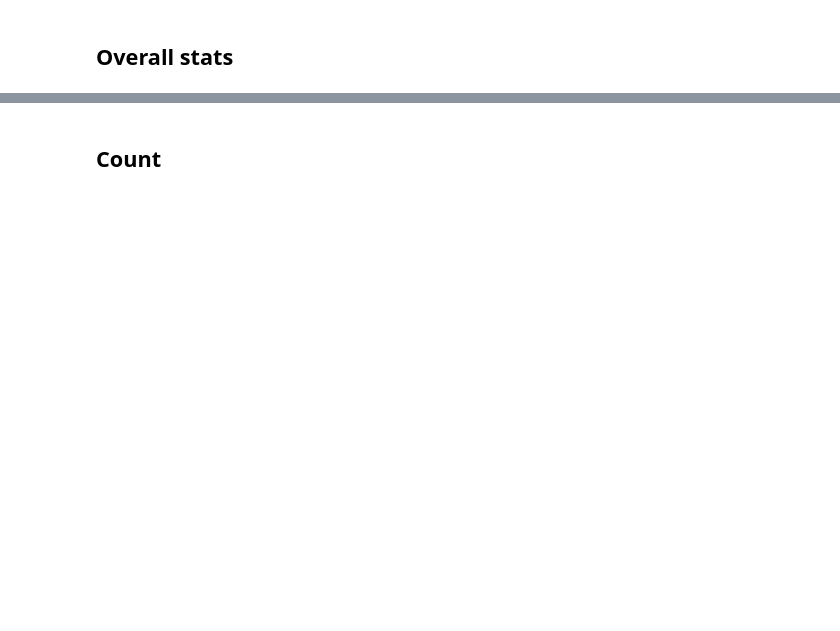
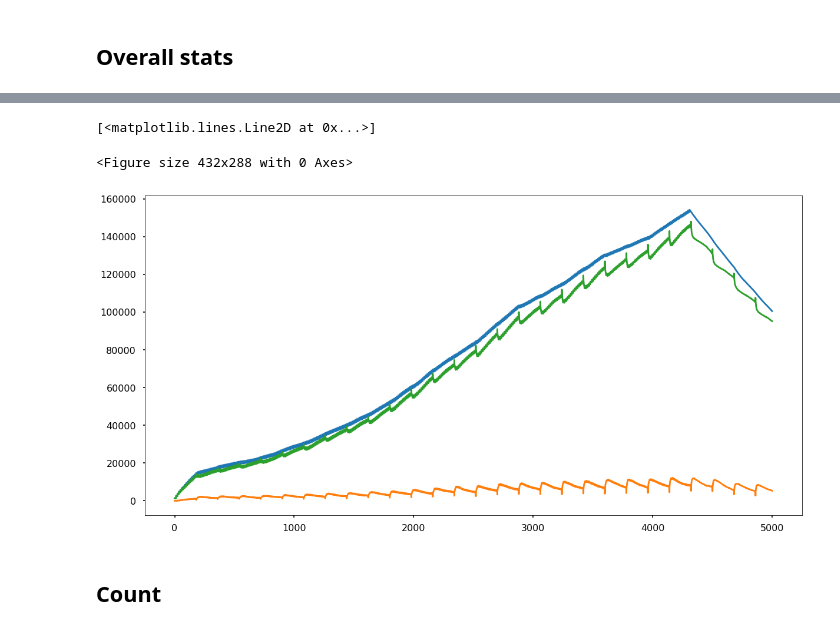
Before and after one commit to AlanPi1992/Car-Truck-Simulation, a Jupyter notebook: src/MckeesRocks Experiments.ipynb, the cells around one changed output, grey strips where cells are left out. Drawn from its saved outputs; the diff is of its cells as text; code cells hidden in the pictures; blank space fills up the shorter version.

```diff
--- a/src/MckeesRocks Experiments.ipynb
+++ b/src/MckeesRocks Experiments.ipynb
@@ -90,3 +124,5 @@ mcdta.run_simulation(link_ID_list)
+# %%
+mcdta.run_simulation(data_folder, link_ID_list)
 # %% [markdown]
 ## Overall stats
 # %%
@@ -95,0 +130,3 @@ mcdta.get_enroute_and_queue_veh_stats_agg()
+# %%
+veh_stats = mcdta.get_enroute_and_queue_veh_stats_agg()
+veh_stats[:100,1]
@@ -96 +151,15 @@ mcdta.get_enroute_and_queue_veh_stats_agg()
+# %%
+en = veh_stats[:,0]
+qu = veh_stats[:,1]
+mo = veh_stats[:,2]
+# %%
+plt.figure(1)
+fig, ax = plt.subplots(figsize=(20, 10))
+plt.plot(en)
+plt.plot(qu)
+plt.plot(mo)
+# %% [output]
+[<matplotlib.lines.Line2D at 0x...>]
+<Figure size 432x288 with 0 Axes>
+[figure, added]
 # %%
```
Also changed, not shown: parts of 26 cells of this notebook, 9 other files.
